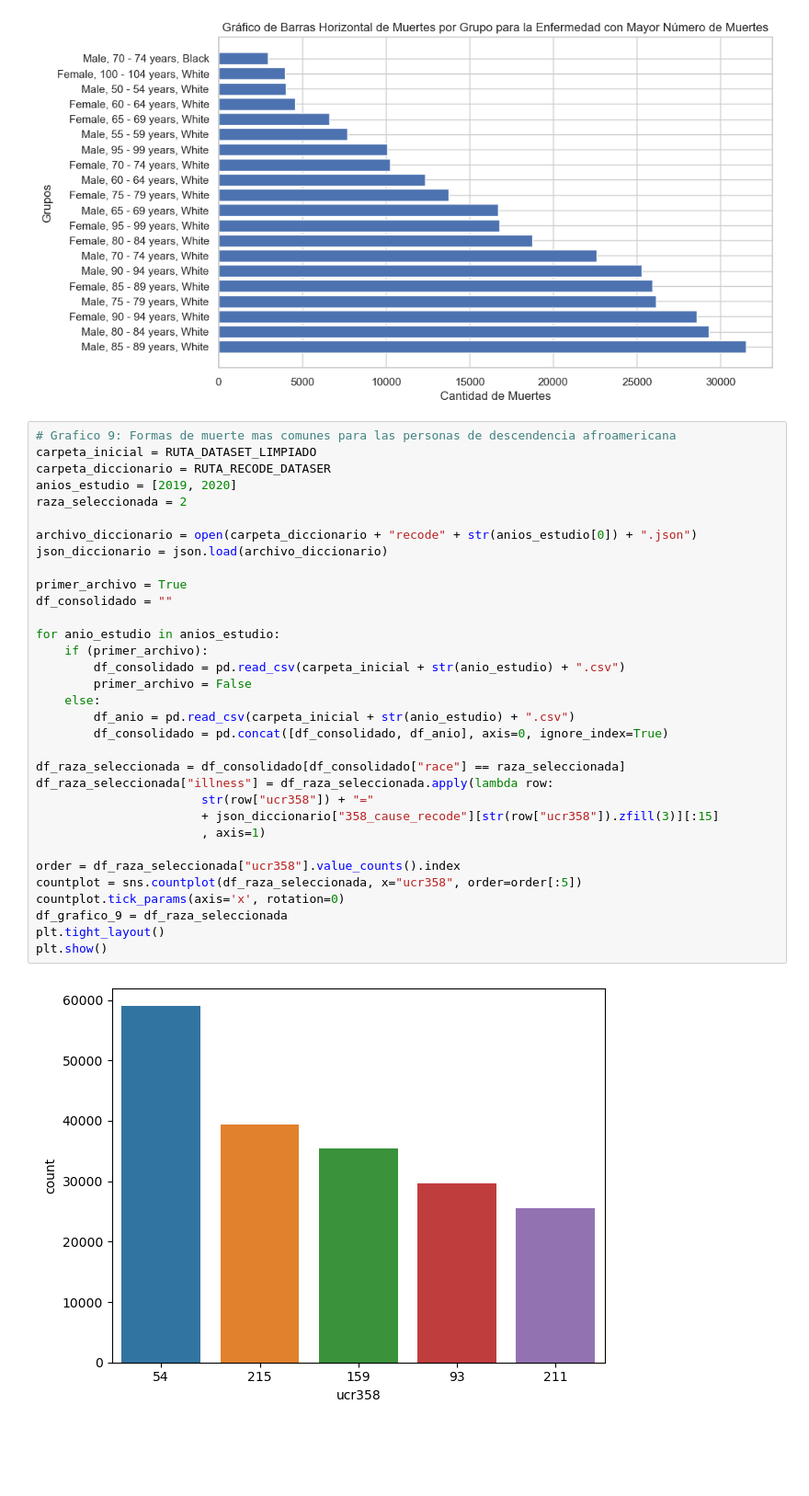
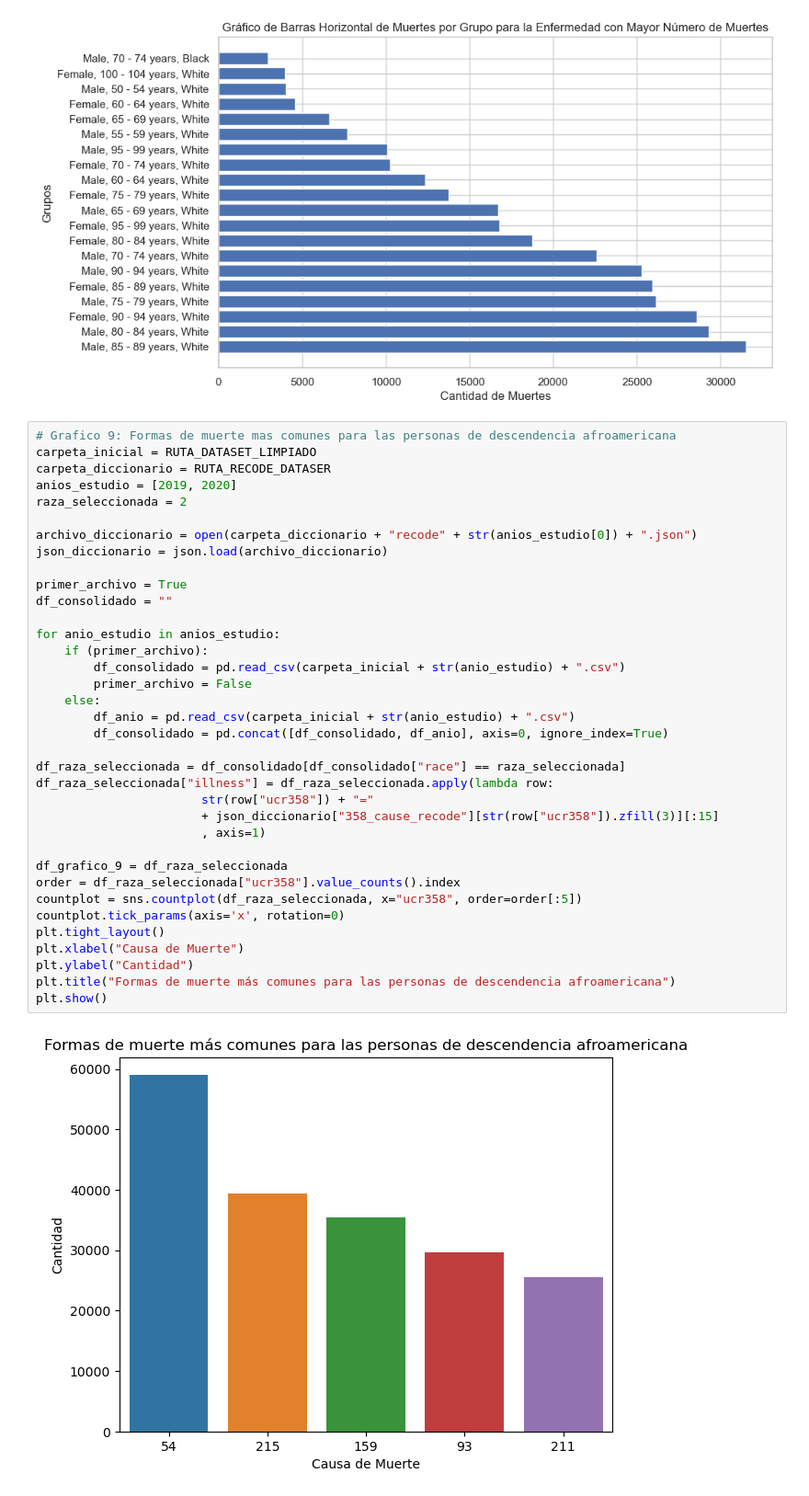
Before and after one commit to blackbrs/diplomado, a Jupyter notebook: Proyecto/Proyecto.ipynb, the cells around one changed output. Shown at 92% size. Saved outputs shown, nothing was run; the diff lists cells and outputs as text; blank space fills up the shorter version.

Commit message:
Modificaciones grafico 9

```diff
--- a/Proyecto/Proyecto.ipynb
+++ b/Proyecto/Proyecto.ipynb
@@ -584,35 +584,38 @@ carpeta_inicial = RUTA_DATASET_LIMPIADO
 carpeta_diccionario = RUTA_RECODE_DATASER
 anios_estudio = [2019, 2020]
 raza_seleccionada = 2
 
 archivo_diccionario = open(carpeta_diccionario + "recode" + str(anios_estudio[0]) + ".json")
 json_diccionario = json.load(archivo_diccionario)
 
 primer_archivo = True
 df_consolidado = ""
 
 for anio_estudio in anios_estudio:
     if (primer_archivo):
         df_consolidado = pd.read_csv(carpeta_inicial + str(anio_estudio) + ".csv")
         primer_archivo = False
     else:
         df_anio = pd.read_csv(carpeta_inicial + str(anio_estudio) + ".csv")
         df_consolidado = pd.concat([df_consolidado, df_anio], axis=0, ignore_index=True)
 
 df_raza_seleccionada = df_consolidado[df_consolidado["race"] == raza_seleccionada]
 df_raza_seleccionada["illness"] = df_raza_seleccionada.apply(lambda row:
                        str(row["ucr358"]) + "="
                        + json_diccionario["358_cause_recode"][str(row["ucr358"]).zfill(3)][:15]
                        , axis=1)
 
+df_grafico_9 = df_raza_seleccionada
 order = df_raza_seleccionada["ucr358"].value_counts().index
 countplot = sns.countplot(df_raza_seleccionada, x="ucr358", order=order[:5])
 countplot.tick_params(axis='x', rotation=0)
-df_grafico_9 = df_raza_seleccionada
 plt.tight_layout()
+plt.xlabel("Causa de Muerte")
+plt.ylabel("Cantidad")
+plt.title("Formas de muerte más comunes para las personas de descendencia afroamericana")
 plt.show()
 # %% [output]
-[figure, old version]
+[figure, new version]
 # %%
 # Verificaciones de los graficos
 
```
Also changed, not shown: parts of 1 cell of this notebook.
